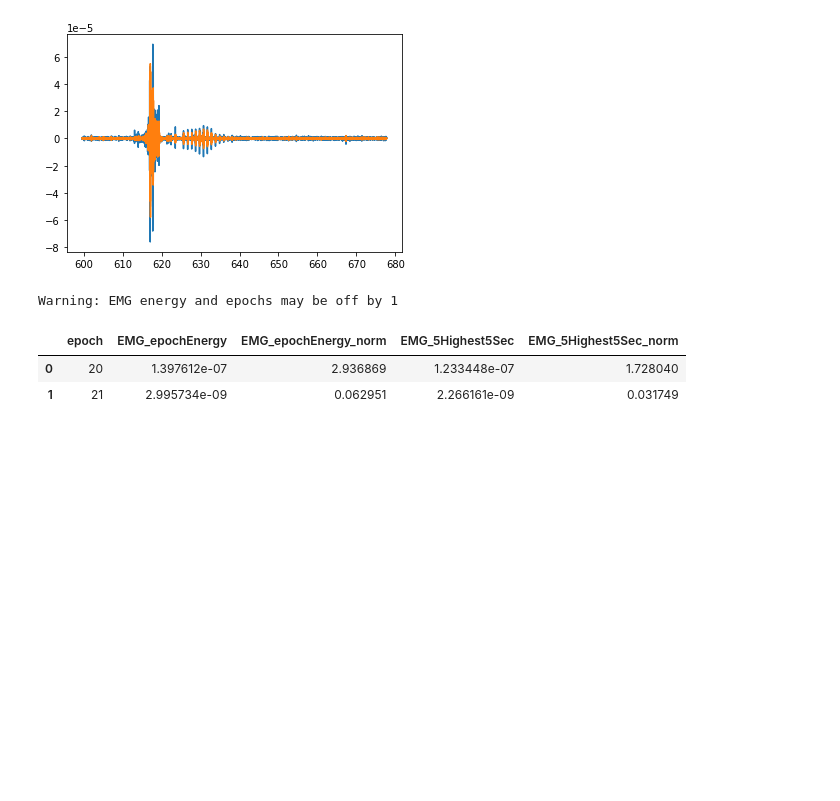
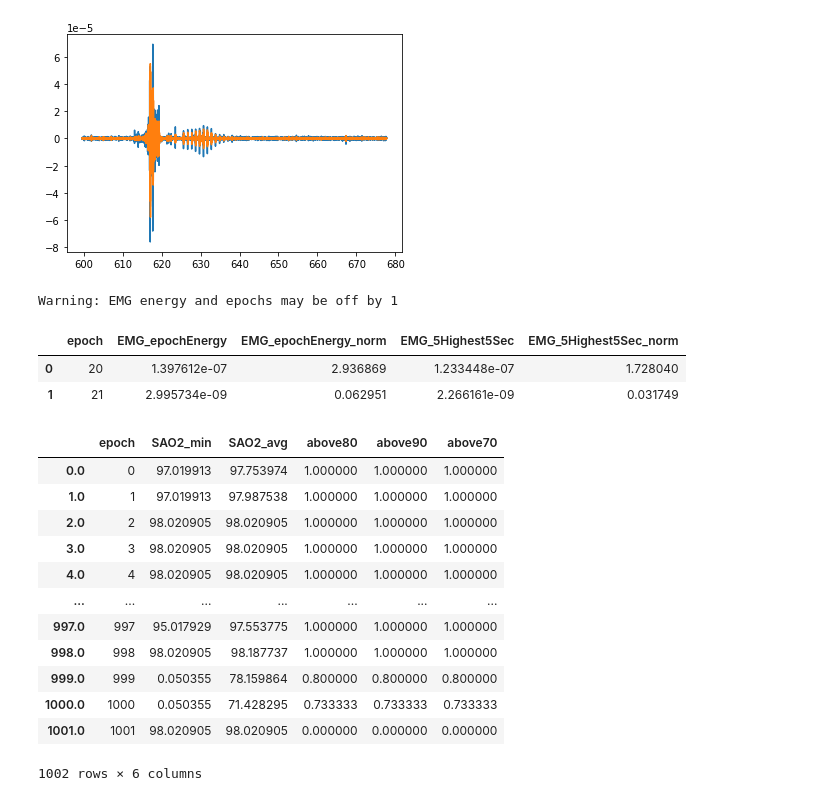
Before and after one commit to brycegsmith/psg_project, a Jupyter notebook: main.ipynb, the cells around one changed output. Saved outputs shown, nothing was run; the diff lists cells and outputs as text; code cells hidden in the pictures; blank space fills up the shorter version.

```diff
--- a/main.ipynb
+++ b/main.ipynb
@@ -211,3 +212,21 @@ Warning: EMG energy and epochs may be off by 1
 |  | epoch | EMG_epochEnergy | EMG_epochEnergy_norm | EMG_5Highest5Sec | EMG_5Highest5Sec_norm |
 | 0 | 20 | 1.397612e-07 | 2.936869 | 1.233448e-07 | 1.728040 |
 | 1 | 21 | 2.995734e-09 | 0.062951 | 2.266161e-09 | 0.031749 |
+# %%
+oxyData = psg_data.data[['epoch','SAO2']]
+sao2 = SAO2(oxyData).get_SAO2_metrics()
+sao2
+# %% [output]
+|  | epoch | SAO2_min | SAO2_avg | above80 | above90 | above70 |
+| 0.0 | 0 | 97.019913 | 97.753974 | 1.000000 | 1.000000 | 1.000000 |
+| 1.0 | 1 | 97.019913 | 97.987538 | 1.000000 | 1.000000 | 1.000000 |
+| 2.0 | 2 | 98.020905 | 98.020905 | 1.000000 | 1.000000 | 1.000000 |
+| 3.0 | 3 | 98.020905 | 98.020905 | 1.000000 | 1.000000 | 1.000000 |
+| 4.0 | 4 | 98.020905 | 98.020905 | 1.000000 | 1.000000 | 1.000000 |
+| ... | ... | ... | ... | ... | ... | ... |
+| 997.0 | 997 | 95.017929 | 97.553775 | 1.000000 | 1.000000 | 1.000000 |
+| 998.0 | 998 | 98.020905 | 98.187737 | 1.000000 | 1.000000 | 1.000000 |
+| 999.0 | 999 | 0.050355 | 78.159864 | 0.800000 | 0.800000 | 0.800000 |
+| 1000.0 | 1000 | 0.050355 | 71.428295 | 0.733333 | 0.733333 | 0.733333 |
+| 1001.0 | 1001 | 98.020905 | 98.020905 | 0.000000 | 0.000000 | 0.000000 |
+1002 rows × 6 columns
```
Also changed, not shown: parts of 2 cells of this notebook, 1 other file.
